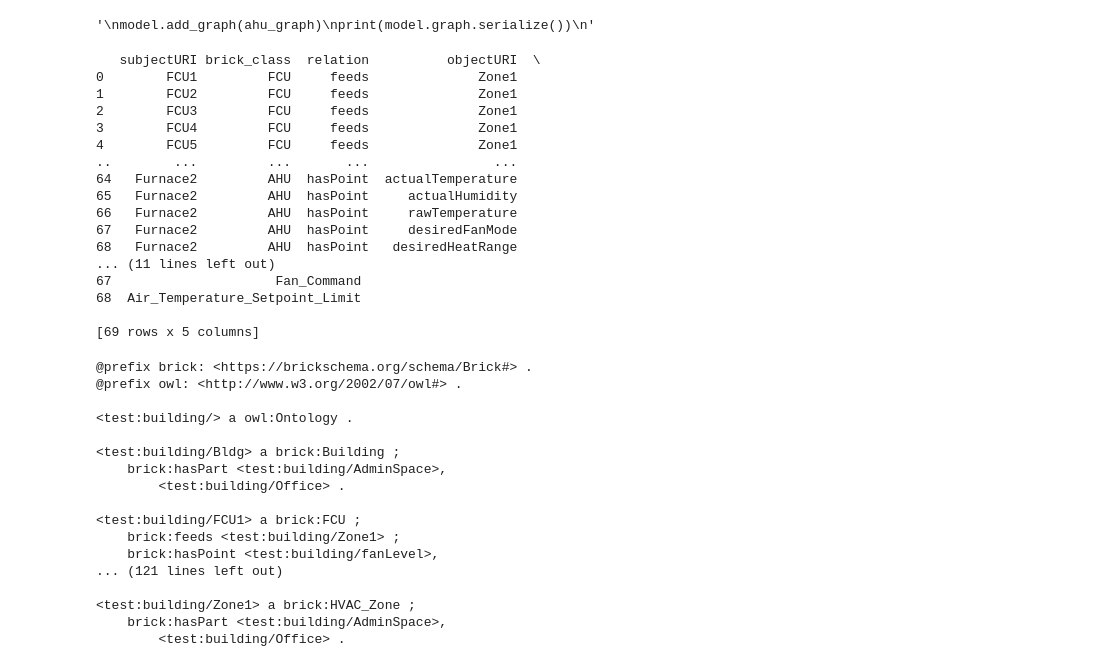
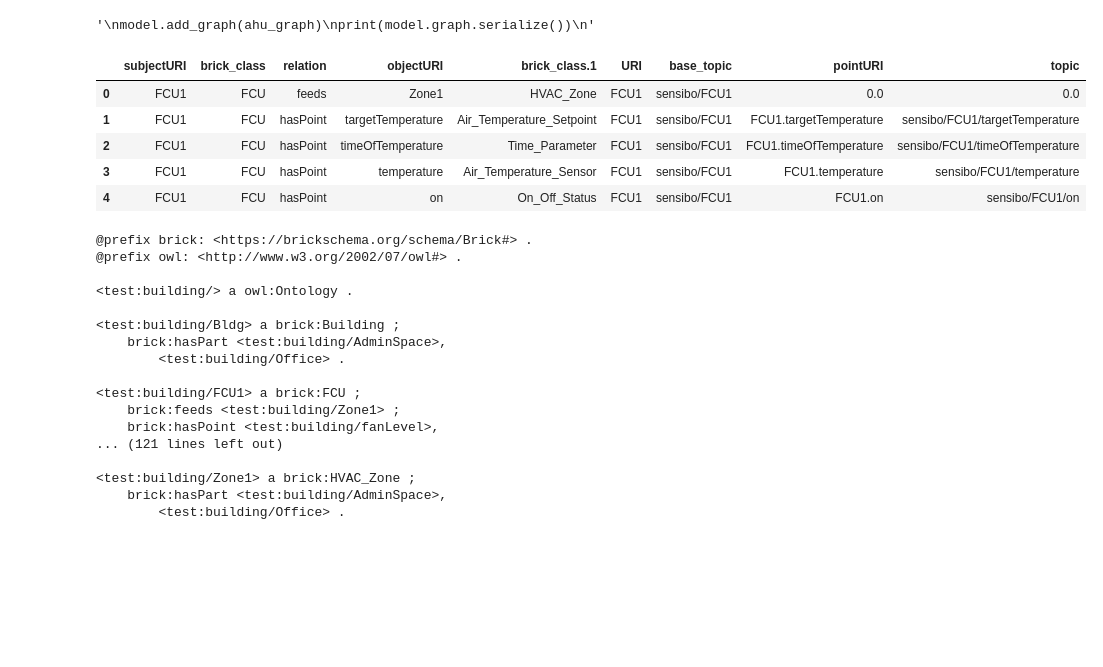
Before and after one commit to lazlop/VolttronSemantics, a Jupyter notebook: files/Weiping_workspace/Building_MOTIF_CSV_to_TTL.ipynb, the cells around one changed output. Saved outputs shown, nothing was run; the diff lists cells and outputs as text; code cells hidden in the pictures; blank space fills up the shorter version.

```diff
--- a/files/Weiping_workspace/Building_MOTIF_CSV_to_TTL.ipynb
+++ b/files/Weiping_workspace/Building_MOTIF_CSV_to_TTL.ipynb
@@ -93,25 +93,26 @@ import numpy as np
 import pandas as pd
 # %%
 df=pd.read_csv('entity_relations_v4.csv')
-print(df)
+filename  = '/Users/lazlopaul/Desktop/VolttronSemantics/files/entity_table.csv'
+topics = pd.read_csv(filename)[['URI','base_topic']]
+df = df.merge(topics, left_on = 'subjectURI', right_on = 'URI')
-# %% [output]
-   subjectURI brick_class  relation          objectURI  \
-0        FCU1         FCU     feeds              Zone1
-1        FCU2         FCU     feeds              Zone1
-2        FCU3         FCU     feeds              Zone1
-3        FCU4         FCU     feeds              Zone1
-4        FCU5         FCU     feeds              Zone1
-..        ...         ...       ...                ...
-64   Furnace2         AHU  hasPoint  actualTemperature
-65   Furnace2         AHU  hasPoint     actualHumidity
-66   Furnace2         AHU  hasPoint     rawTemperature
-67   Furnace2         AHU  hasPoint     desiredFanMode
-68   Furnace2         AHU  hasPoint   desiredHeatRange
-... (11 lines left out)
-67                     Fan_Command
-68  Air_Temperature_Setpoint_Limit
-
-[69 rows x 5 columns]
+# %%
+df['pointURI'] = np.zeros(len(df.index))
+df['topic'] = np.zeros(len(df.index))
+# %%
+for i in df.index:
+    if df.loc[i, 'relation'] == 'hasPoint':
+        df.loc[i, 'pointURI'] = df.loc[i, 'subjectURI'] + '.' + df.loc[i, 'objectURI']
+        df.loc[i, 'topic'] = df.loc[i, 'base_topic'] + '/' + df.loc[i, 'objectURI']
+
+df.head()
+# %% [output]
+|  | subjectURI | brick_class | relation | objectURI | brick_class.1 | URI | base_topic | pointURI | topic |
+| 0 | FCU1 | FCU | feeds | Zone1 | HVAC_Zone | FCU1 | sensibo/FCU1 | 0.0 | 0.0 |
+| 1 | FCU1 | FCU | hasPoint | targetTemperature | Air_Temperature_Setpoint | FCU1 | sensibo/FCU1 | FCU1.targetTemperature | sensibo/FCU1/targetTemperature |
+| 2 | FCU1 | FCU | hasPoint | timeOfTemperature | Time_Parameter | FCU1 | sensibo/FCU1 | FCU1.timeOfTemperature | sensibo/FCU1/timeOfTemperature |
+| 3 | FCU1 | FCU | hasPoint | temperature | Air_Temperature_Sensor | FCU1 | sensibo/FCU1 | FCU1.temperature | sensibo/FCU1/temperature |
+| 4 | FCU1 | FCU | hasPoint | on | On_Off_Status | FCU1 | sensibo/FCU1 | FCU1.on | sensibo/FCU1/on |
 # %%
 import re
 def uni_encode(mystring):
```
Also changed, not shown: parts of 11 cells of this notebook, 1 other file.
